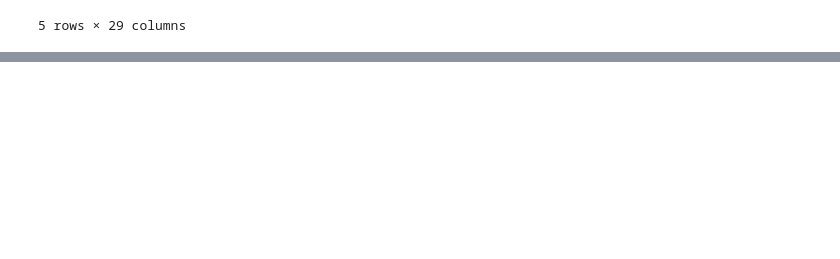
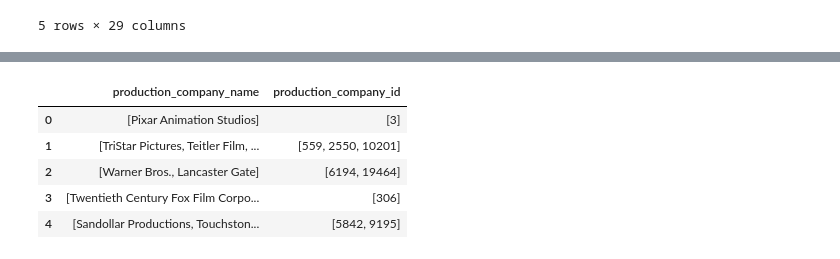
Before and after one commit to dnewbie25/Movie-Recommender-App, a Jupyter notebook: Machine Learning Model/Movies_ETL.ipynb, the cells around one changed output, grey strips where cells are left out. Cells and saved outputs as stored; diff of their text form; code cells hidden in the pictures; blank space fills up the shorter version.

Commit message:
production_company unnested

```diff
--- a/Machine Learning Model/Movies_ETL.ipynb
+++ b/Machine Learning Model/Movies_ETL.ipynb
@@ -79,0 +84,23 @@ result_dataframe.head(5)
+# %%
+dataframe_from_col3 = pd.DataFrame(columns=['production_company_name','production_company_id'])
+
+for value in result_dataframe["production_companies"]:
+    if pd.notna(value):  # Check if the value is not NaN
+        data = ast.literal_eval(value)
+        if isinstance(data, list) and len(data) > 0:
+            ids = [item['id'] for item in data]
+            names = [item['name'] for item in data]
+            dataframe_from_col3.loc[len(dataframe_from_col3)] = [names, ids]
+        else:
+            dataframe_from_col3.loc[len(dataframe_from_col3)] = [None, None]
+    else:
+        dataframe_from_col3.loc[len(dataframe_from_col3)] = [None, None]
+
+dataframe_from_col3.head(5)
+# %% [output]
+|  | production_company_name | production_company_id |
+| 0 | [Pixar Animation Studios] | [3] |
+| 1 | [TriStar Pictures, Teitler Film, ... | [559, 2550, 10201] |
+| 2 | [Warner Bros., Lancaster Gate] | [6194, 19464] |
+| 3 | [Twentieth Century Fox Film Corpo... | [306] |
+| 4 | [Sandollar Productions, Touchston... | [5842, 9195] |
```
Also changed, not shown: parts of 2 cells of this notebook.
